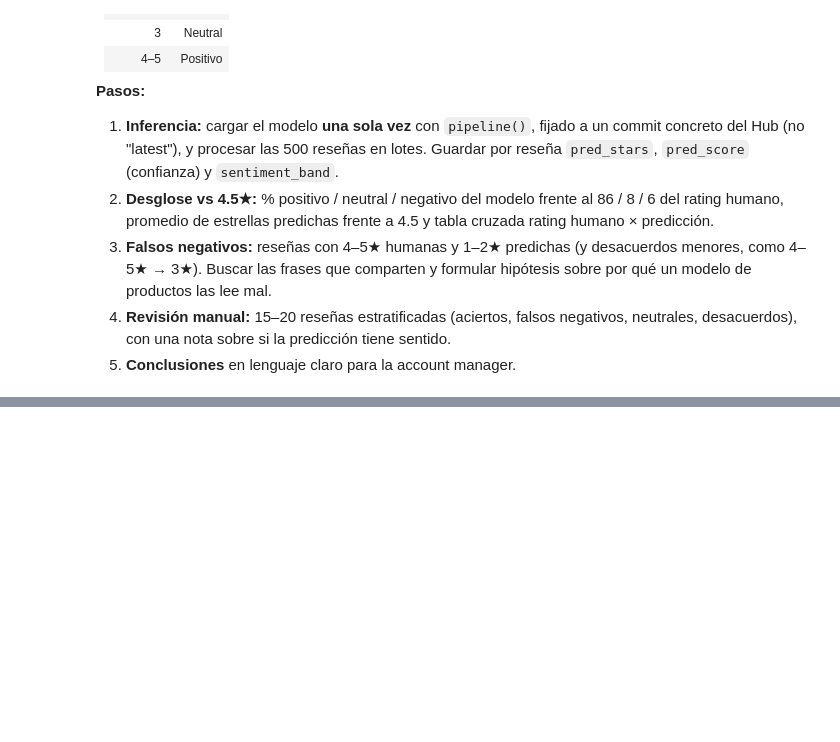
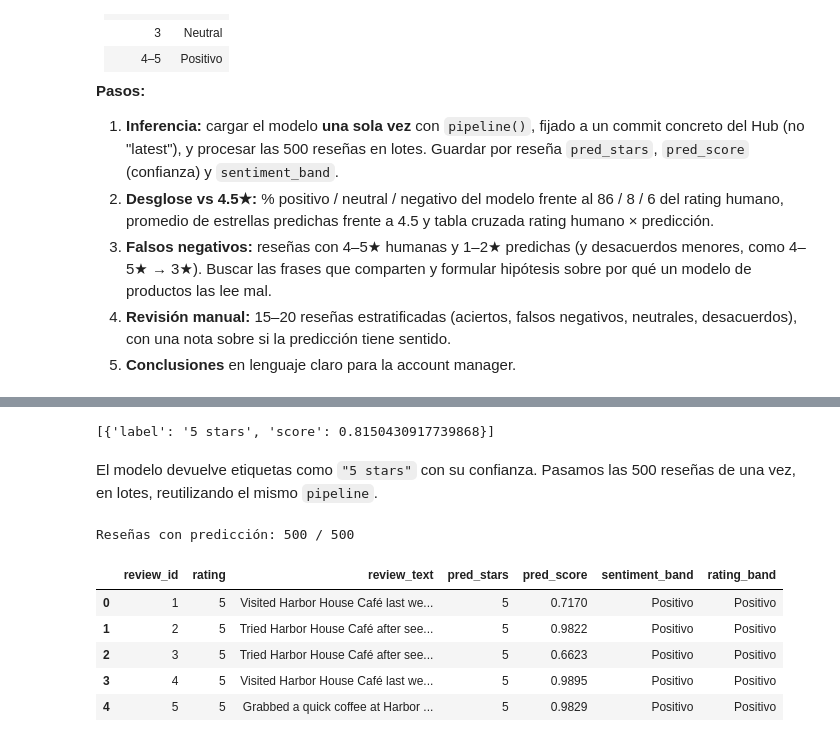
Before and after one commit to 4GeeksAcademy/juan-gouveia-machine-learning-python-template, a Jupyter notebook: src/explore.ipynb, the cells around one changed output, grey strips where cells are left out. Cells and saved outputs as stored; diff of their text form; code cells hidden in the pictures; blank space fills up the shorter version.

```diff
--- a/src/explore.ipynb
+++ b/src/explore.ipynb
@@ -282,0 +287,43 @@ inconsistent.sort_values("mean")
+# %%
+import os
+
+# Salida limpia: sin barras de progreso de descarga ni avisos de symlinks en Windows
+os.environ.setdefault("HF_HUB_DISABLE_PROGRESS_BARS", "1")
+os.environ.setdefault("HF_HUB_DISABLE_SYMLINKS_WARNING", "1")
+
+from transformers import pipeline
+
+MODEL_NAME = "nlptown/bert-base-multilingual-uncased-sentiment"
+MODEL_REVISION = "8f6f4e3a8f70be4b65d3a4a8762b6d781cda240d"  # commit fijado en el Hub
+
+sentiment_clf = pipeline(
+    "sentiment-analysis",
+    model=MODEL_NAME,
+    revision=MODEL_REVISION,
+    device=-1,  # CPU
+)
+sentiment_clf("The coffee was rich and perfectly brewed.")
+# %% [output]
+[{'label': '5 stars', 'score': 0.8150430917739868}]
+# %% [markdown]
+El modelo devuelve etiquetas como `"5 stars"` con su confianza. Pasamos las 500 reseñas de una vez, en lotes, reutilizando el mismo `pipeline`.
+# %%
+predictions = sentiment_clf(df["review_text"].tolist(), batch_size=16, truncation=True)
+
+results = df.assign(
+    pred_stars=[int(p["label"].split()[0]) for p in predictions],
+    pred_score=[round(p["score"], 4) for p in predictions],
+)
+results["sentiment_band"] = results["pred_stars"].map(stars_to_band)
+results["rating_band"] = results["rating"].map(stars_to_band)
+
+print(f"Reseñas con predicción: {results['pred_stars'].notna().sum()} / {len(results)}")
+results.head()
+# %% [output]
+Reseñas con predicción: 500 / 500
+|  | review_id | rating | review_text | pred_stars | pred_score | sentiment_band | rating_band |
+| 0 | 1 | 5 | Visited Harbor House Café last we... | 5 | 0.7170 | Positivo | Positivo |
+| 1 | 2 | 5 | Tried Harbor House Café after see... | 5 | 0.9822 | Positivo | Positivo |
+| 2 | 3 | 5 | Tried Harbor House Café after see... | 5 | 0.6623 | Positivo | Positivo |
+| 3 | 4 | 5 | Visited Harbor House Café last we... | 5 | 0.9895 | Positivo | Positivo |
+| 4 | 5 | 5 | Grabbed a quick coffee at Harbor ... | 5 | 0.9829 | Positivo | Positivo |
```
Also changed, not shown: parts of 8 cells of this notebook.
